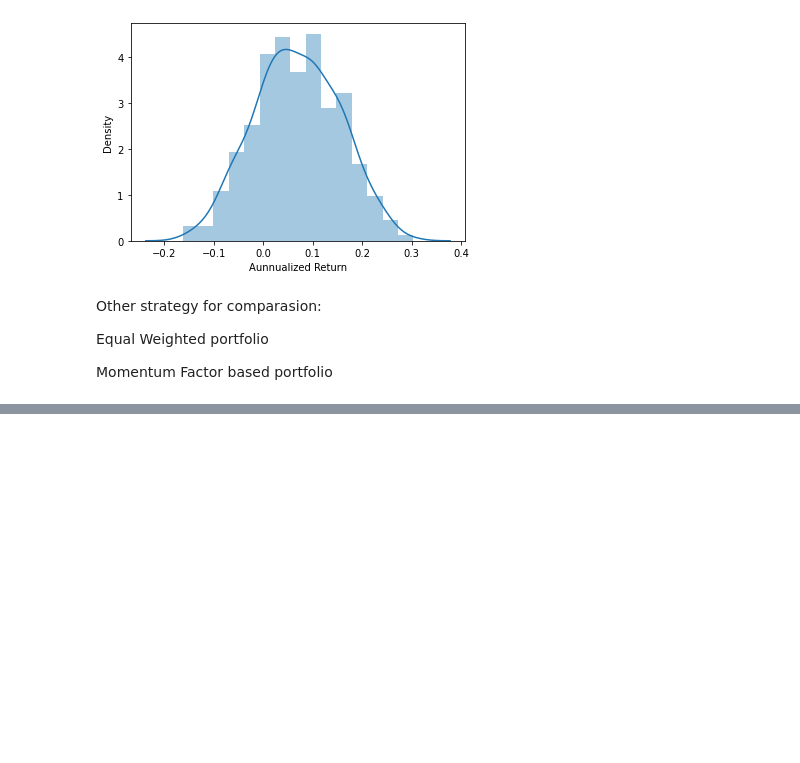
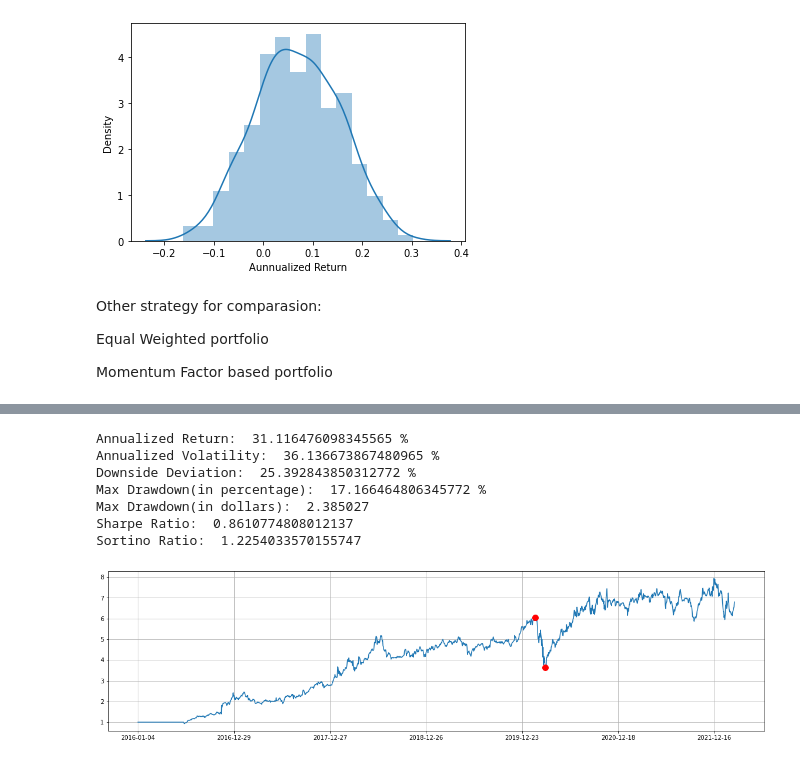
Before and after one commit to LegendreXu/ReinforcementLearning, a Jupyter notebook: MAB/results.ipynb, the cells around one changed output, grey strips where cells are left out. Cells and saved outputs as stored; diff of their text form; code cells hidden in the pictures; blank space fills up the shorter version.

```diff
--- a/MAB/results.ipynb
+++ b/MAB/results.ipynb
@@ -183,0 +197,11 @@ Momentum Factor based portfolio
+# %%
+mom(data_US, America=True) ##Momentum strategy ON US dataset
+# %% [output]
+Annualized Return:  31.116476098345565 %
+Annualized Volatility:  36.136673867480965 %
+Downside Deviation:  25.392843850312772 %
+Max Drawdown(in percentage):  17.166464806345772 %
+Max Drawdown(in dollars):  2.385027
+Sharpe Ratio:  0.8610774808012137
+Sortino Ratio:  1.2254033570155747
+[figure, added]
```
Also changed, not shown: parts of 4 cells of this notebook.
